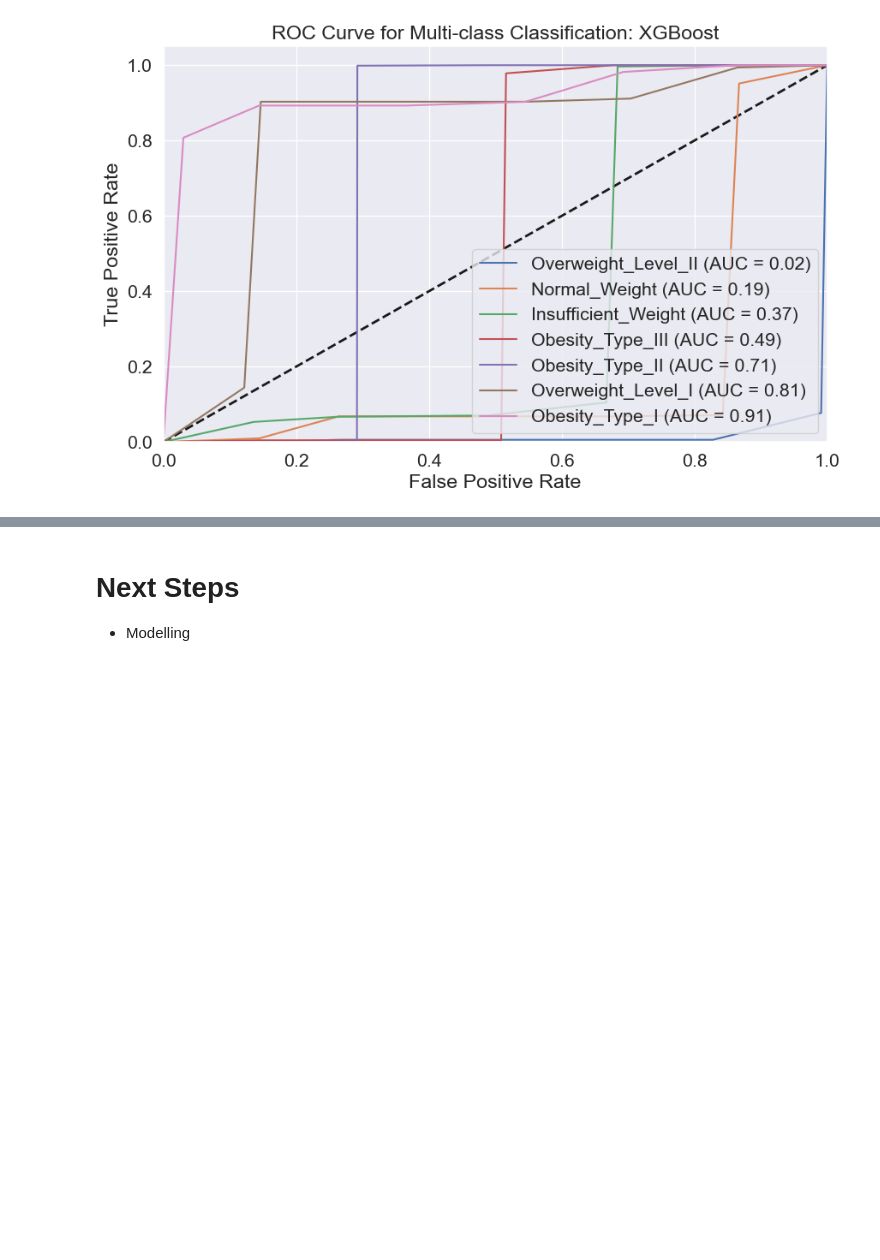
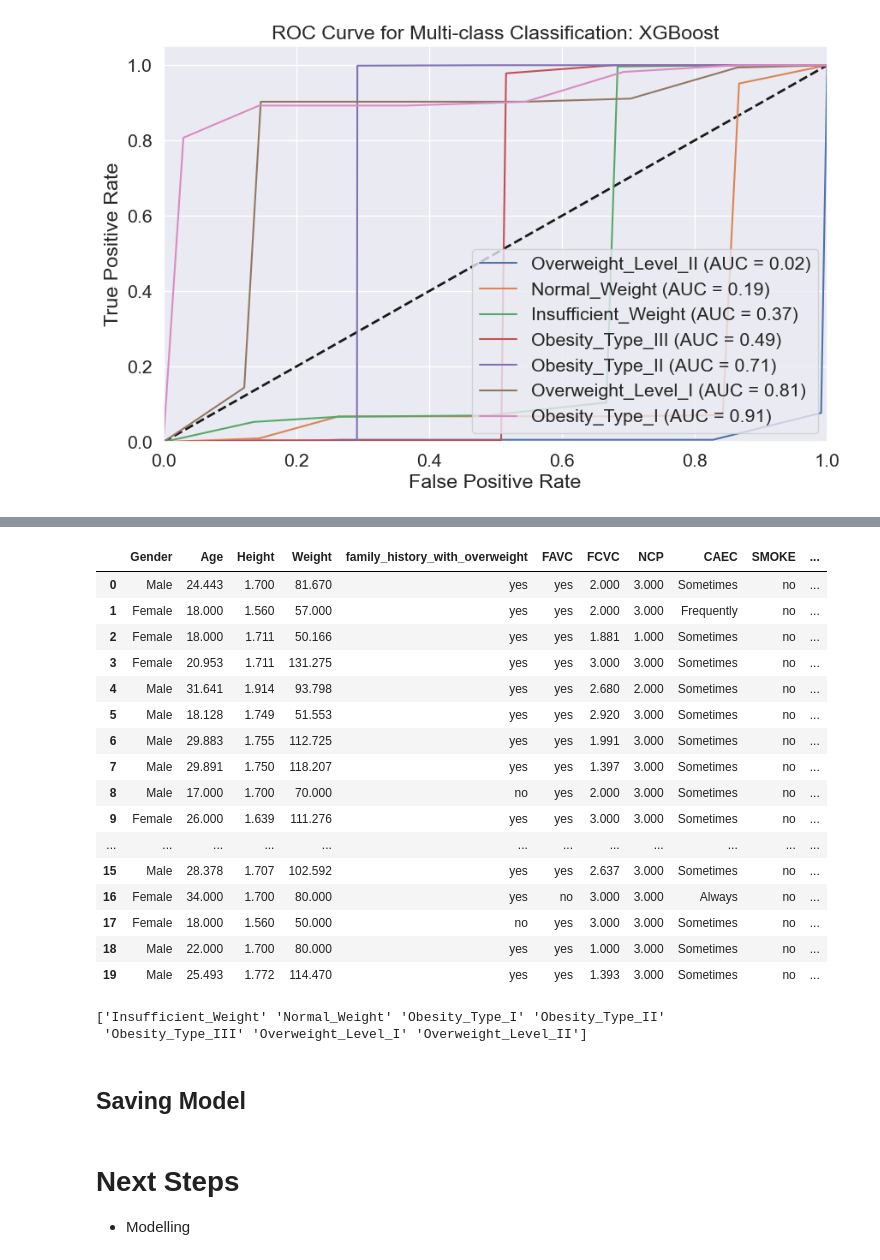
Before and after one commit to muscak/Obesity-Risk-Prediction, a Jupyter notebook: Notebooks/Prediction of Obesity Risk - Modelling.ipynb, the cells around one changed output, grey strips where cells are left out. Saved outputs shown, nothing was run; the diff lists cells and outputs as text; code cells hidden in the pictures; blank space fills up the shorter version.

```diff
--- a/Notebooks/Prediction of Obesity Risk - Modelling.ipynb
+++ b/Notebooks/Prediction of Obesity Risk - Modelling.ipynb
@@ -55,6 +55,6 @@ print(cat_cols)
 from sklearn.preprocessing import LabelEncoder
 # %%
 lbl_encoder = LabelEncoder()
-df['NObeyesdad'] = lbl_encoder.fit_transform(df['NObeyesdad'])
-df['NObeyesdad'].value_counts()
+df['NObeyesdad_Encoded'] = lbl_encoder.fit_transform(df['NObeyesdad'])
+df['NObeyesdad_Encoded'].value_counts()
 # %% [output]
@@ -445,0 +477,26 @@ grid.best_params_, grid.best_score_
+# %%
+df.head(20)
+# %% [output]
+|  | Gender | Age | Height | Weight | family_history_with_overweight | FAVC | FCVC | NCP | CAEC | SMOKE | ... |
+| 0 | Male | 24.443 | 1.700 | 81.670 | yes | yes | 2.000 | 3.000 | Sometimes | no | ... |
+| 1 | Female | 18.000 | 1.560 | 57.000 | yes | yes | 2.000 | 3.000 | Frequently | no | ... |
+| 2 | Female | 18.000 | 1.711 | 50.166 | yes | yes | 1.881 | 1.000 | Sometimes | no | ... |
+| 3 | Female | 20.953 | 1.711 | 131.275 | yes | yes | 3.000 | 3.000 | Sometimes | no | ... |
+| 4 | Male | 31.641 | 1.914 | 93.798 | yes | yes | 2.680 | 2.000 | Sometimes | no | ... |
+| 5 | Male | 18.128 | 1.749 | 51.553 | yes | yes | 2.920 | 3.000 | Sometimes | no | ... |
+| 6 | Male | 29.883 | 1.755 | 112.725 | yes | yes | 1.991 | 3.000 | Sometimes | no | ... |
+| 7 | Male | 29.891 | 1.750 | 118.207 | yes | yes | 1.397 | 3.000 | Sometimes | no | ... |
+| 8 | Male | 17.000 | 1.700 | 70.000 | no | yes | 2.000 | 3.000 | Sometimes | no | ... |
+| 9 | Female | 26.000 | 1.639 | 111.276 | yes | yes | 3.000 | 3.000 | Sometimes | no | ... |
+| ... | ... | ... | ... | ... | ... | ... | ... | ... | ... | ... | ... |
+| 15 | Male | 28.378 | 1.707 | 102.592 | yes | yes | 2.637 | 3.000 | Sometimes | no | ... |
+| 16 | Female | 34.000 | 1.700 | 80.000 | yes | no | 3.000 | 3.000 | Always | no | ... |
+| 17 | Female | 18.000 | 1.560 | 50.000 | no | yes | 3.000 | 3.000 | Sometimes | no | ... |
+| 18 | Male | 22.000 | 1.700 | 80.000 | yes | yes | 1.000 | 3.000 | Sometimes | no | ... |
+| 19 | Male | 25.493 | 1.772 | 114.470 | yes | yes | 1.393 | 3.000 | Sometimes | no | ... |
+# %%
+categories = lbl_encoder.classes_
+print(categories)
+# %% [output]
+['Insufficient_Weight' 'Normal_Weight' 'Obesity_Type_I' 'Obesity_Type_II'
+ 'Obesity_Type_III' 'Overweight_Level_I' 'Overweight_Level_II']
@@ -445,0 +505,2 @@ grid.best_params_, grid.best_score_
+# %% [markdown]
+## Saving Model
```
Also changed, not shown: parts of 9 cells of this notebook, 3 other files.
